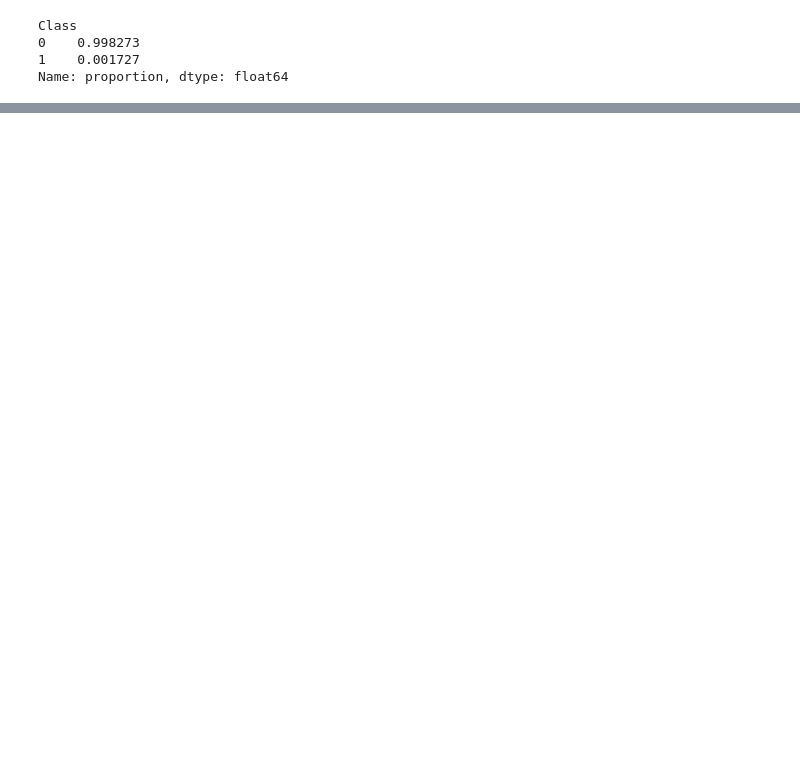
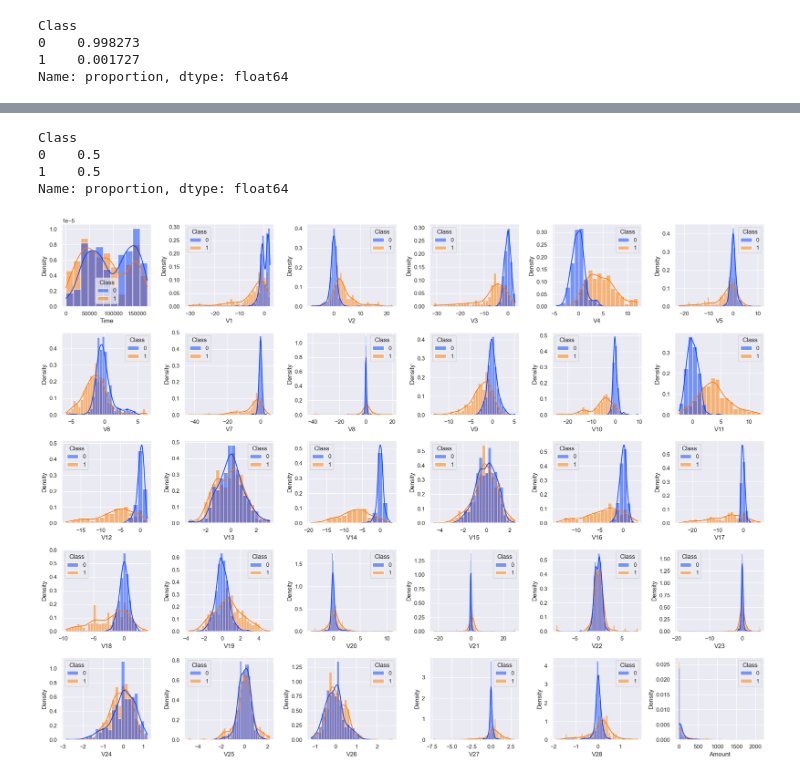
Before and after one commit to Antonio-Manoel/identification-fraud, a Jupyter notebook: notebooks/EDA.ipynb, the cells around one changed output, grey strips where cells are left out. Cells and saved outputs as stored; diff of their text form; code cells hidden in the pictures; blank space fills up the shorter version.

```diff
--- a/notebooks/EDA.ipynb
+++ b/notebooks/EDA.ipynb
@@ -120,0 +129,3 @@ plt.show()
+# %%
+df_agrupado = df.groupby("Class").sample(n=400, random_state=RANDOM_STATE)
+df_agrupado.head()
@@ -120,0 +140,17 @@ plt.show()
+# %%
+df_agrupado["Class"].value_counts(normalize=True)
+# %% [output]
+Class
+0    0.5
+1    0.5
+Name: proportion, dtype: float64
+# %%
+fig, axs = plt.subplots(5, 6, figsize=(20, 15))
+
+for ax, coluna in zip(axs.flatten(), df_agrupado.columns):
+    sns.histplot(data=df_agrupado, x=coluna, ax=ax, kde=True, hue="Class", stat="density", common_norm=False)
+
+plt.tight_layout()
+plt.show()
+# %% [output]
+[figure, added]
```
Also changed, not shown: parts of 14 cells of this notebook.
